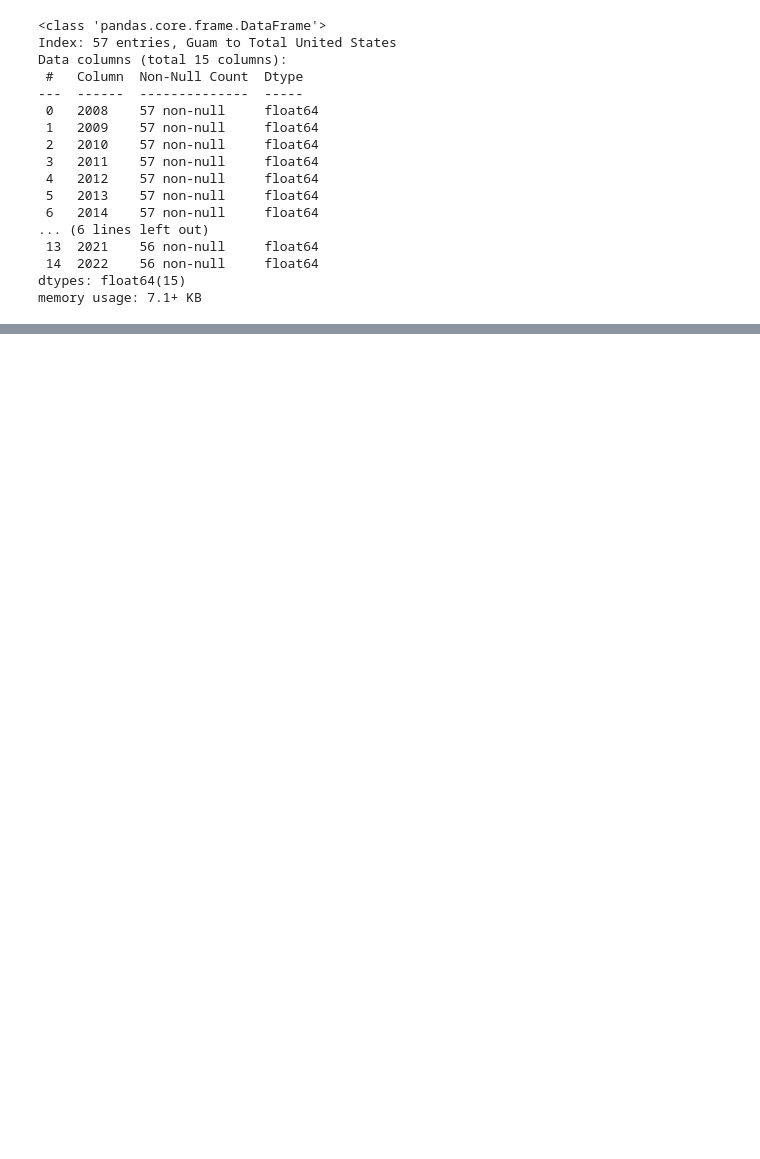
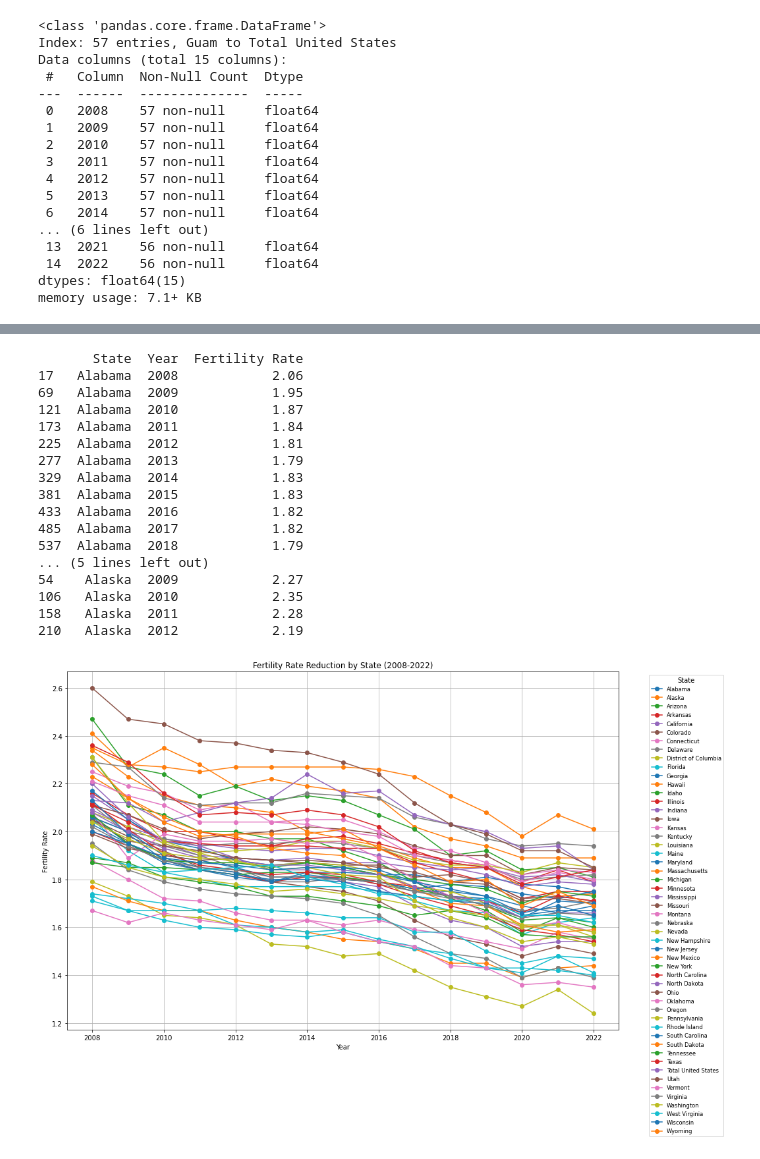
Before and after one commit to aacole3377/fertility_rates, a Jupyter notebook: analysis.ipynb, the cells around one changed output, grey strips where cells are left out. Cells and saved outputs as stored; diff of their text form; code cells hidden in the pictures; blank space fills up the shorter version.

```diff
--- a/analysis.ipynb
+++ b/analysis.ipynb
@@ -92,0 +75,48 @@ plt.show()
+# %%
+
+# fertility_data.reset_index(inplace=True)
+
+states_to_drop = ['Guam', 'American Samoa', 'Northern Mariana Is.', 'Puerto Rico', 'U.S. Virgin Islands']
+fertility_data = fertility_data[~fertility_data['State'].isin(states_to_drop)]
+
+fertility_data_long = fertility_data.melt(id_vars=['State'],
+                                          value_vars=[str(year) for year in range(2008, 2022+1)],
+                                          var_name='Year',
+                                          value_name='Fertility Rate')
+
+fertility_data_long['Year'] = fertility_data_long['Year'].astype(int)
+
+fertility_data_long = fertility_data_long.sort_values(by=['State', 'Year'])
+
+print(fertility_data_long.head(20))  # Adjust number of rows as needed to inspect
+
+plt.figure(figsize=(15, 10))
+for state in fertility_data_long['State'].unique():
+    subset = fertility_data_long[fertility_data_long['State'] == state]
+    plt.plot(subset['Year'], subset['Fertility Rate'], marker='o', label=state)
+
+plt.title('Fertility Rate Reduction by State (2008-2022)')
+plt.xlabel('Year')
+plt.ylabel('Fertility Rate')
+plt.legend(title='State', bbox_to_anchor=(1.05, 1), loc='upper left', ncol=1, frameon=True, fontsize='small')
+plt.grid(True)
+plt.show()
+# %% [output]
+       State  Year  Fertility Rate
+17   Alabama  2008            2.06
+69   Alabama  2009            1.95
+121  Alabama  2010            1.87
+173  Alabama  2011            1.84
+225  Alabama  2012            1.81
+277  Alabama  2013            1.79
+329  Alabama  2014            1.83
+381  Alabama  2015            1.83
+433  Alabama  2016            1.82
+485  Alabama  2017            1.82
+537  Alabama  2018            1.79
+... (5 lines left out)
+54    Alaska  2009            2.27
+106   Alaska  2010            2.35
+158   Alaska  2011            2.28
+210   Alaska  2012            2.19
+[figure, added]
```
Also changed, not shown: parts of 4 cells of this notebook.
